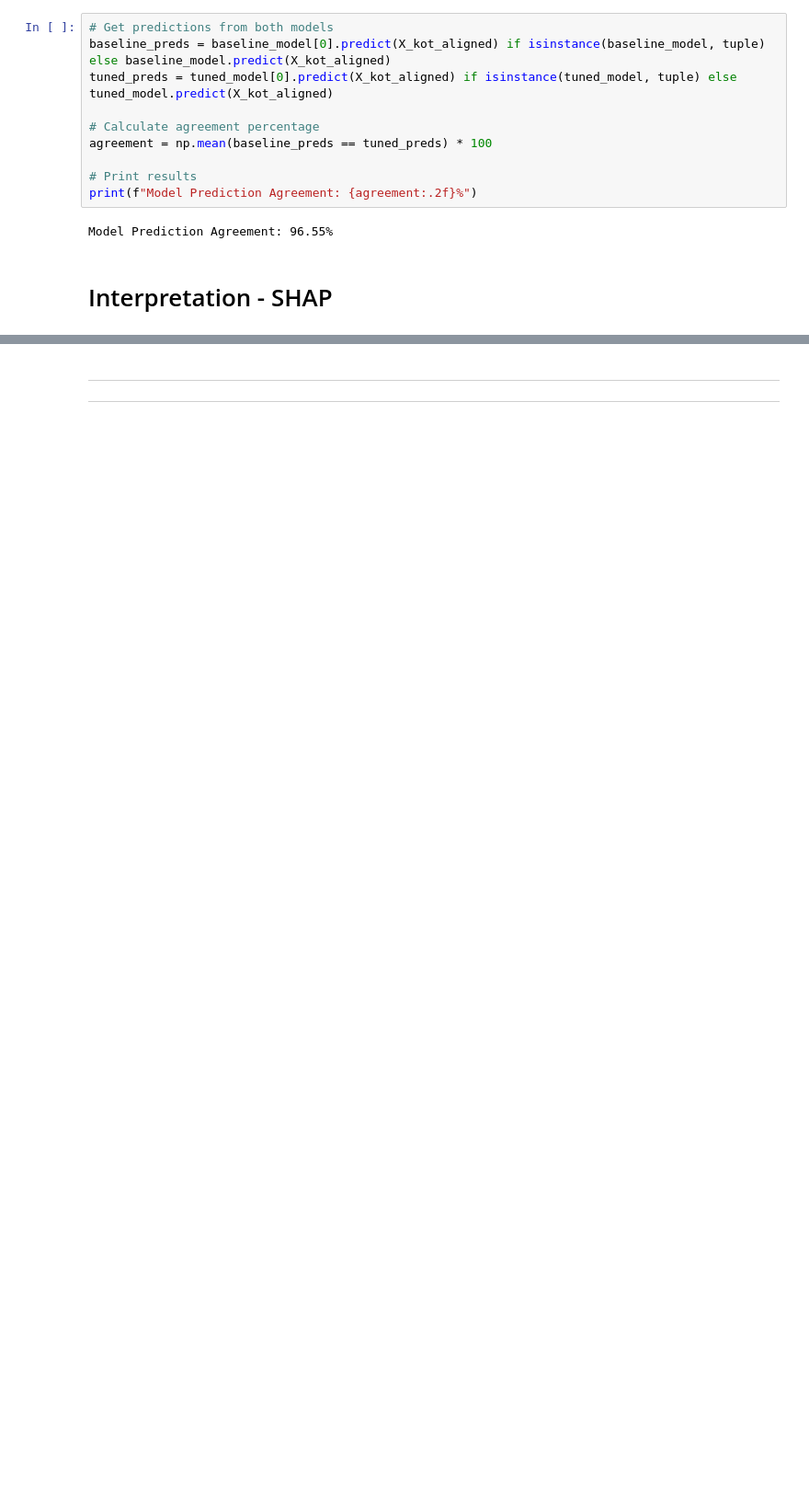
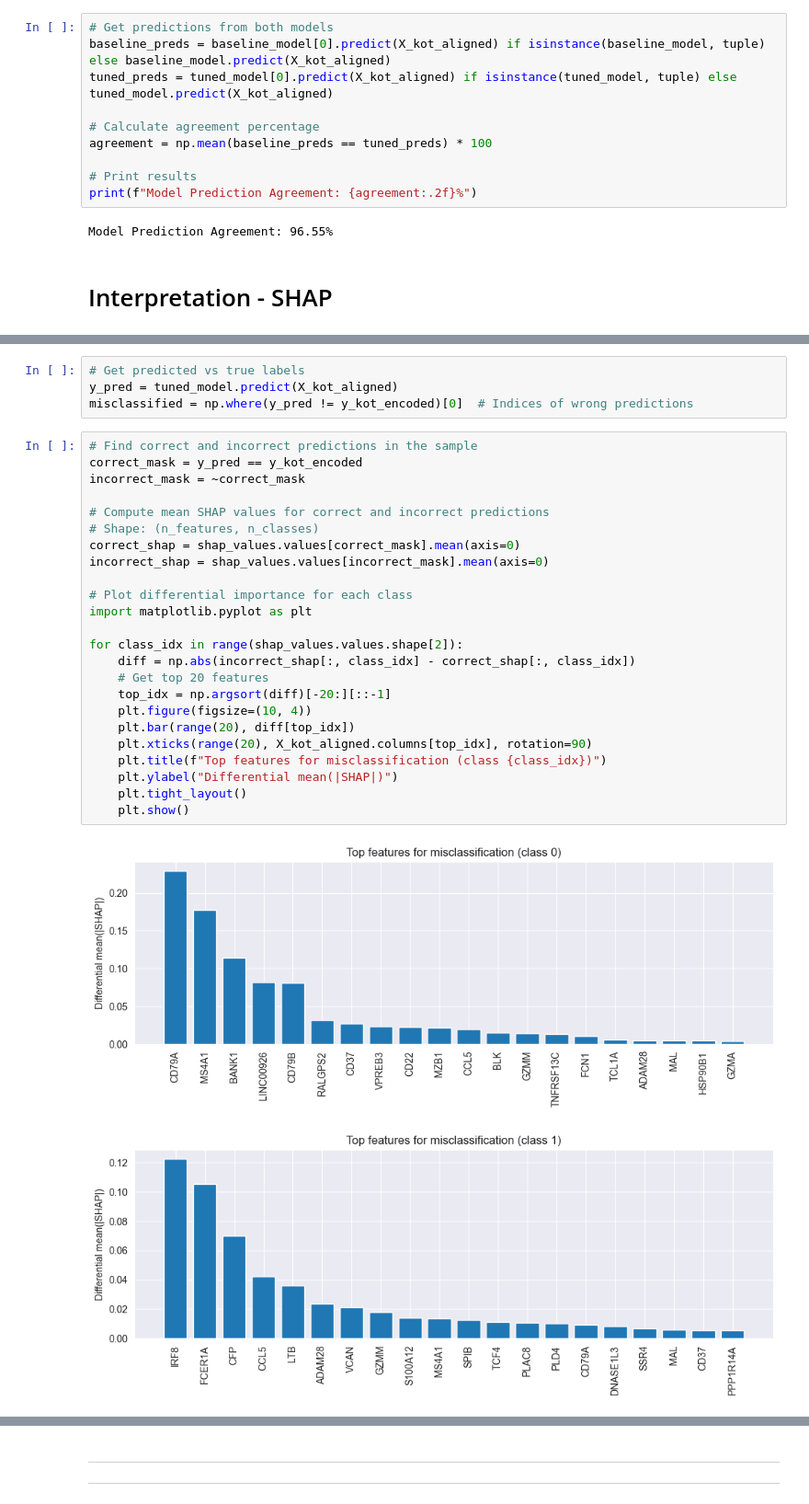
Before and after one commit to dvoulgari/MLCB_Final_Project, a Jupyter notebook: notebooks/xgboost_model_analysis.ipynb, the cells around one changed output, grey strips where cells are left out. Shown at 92% size. Drawn from its saved outputs; the diff is of its cells as text; blank space fills up the shorter version.

```diff
--- a/notebooks/xgboost_model_analysis.ipynb
+++ b/notebooks/xgboost_model_analysis.ipynb
@@ -407,0 +478,31 @@ shap.summary_plot(shap_values, X_kot_aligned, feature_names=expected_features, m
+# %%
+# Get predicted vs true labels
+y_pred = tuned_model.predict(X_kot_aligned)
+misclassified = np.where(y_pred != y_kot_encoded)[0]  # Indices of wrong predictions
+# %%
+# Find correct and incorrect predictions in the sample
+correct_mask = y_pred == y_kot_encoded
+incorrect_mask = ~correct_mask
+
+# Compute mean SHAP values for correct and incorrect predictions
+# Shape: (n_features, n_classes)
+correct_shap = shap_values.values[correct_mask].mean(axis=0)
+incorrect_shap = shap_values.values[incorrect_mask].mean(axis=0)
+
+# Plot differential importance for each class
+import matplotlib.pyplot as plt
+
+for class_idx in range(shap_values.values.shape[2]):
+	diff = np.abs(incorrect_shap[:, class_idx] - correct_shap[:, class_idx])
+	# Get top 20 features
+	top_idx = np.argsort(diff)[-20:][::-1]
+	plt.figure(figsize=(10, 4))
+	plt.bar(range(20), diff[top_idx])
+	plt.xticks(range(20), X_kot_aligned.columns[top_idx], rotation=90)
+	plt.title(f"Top features for misclassification (class {class_idx})")
+	plt.ylabel("Differential mean(|SHAP|)")
+	plt.tight_layout()
+	plt.show()
+# %% [output]
+[figure, added]
+[figure, added]
```
Also changed, not shown: parts of 7 cells of this notebook.
